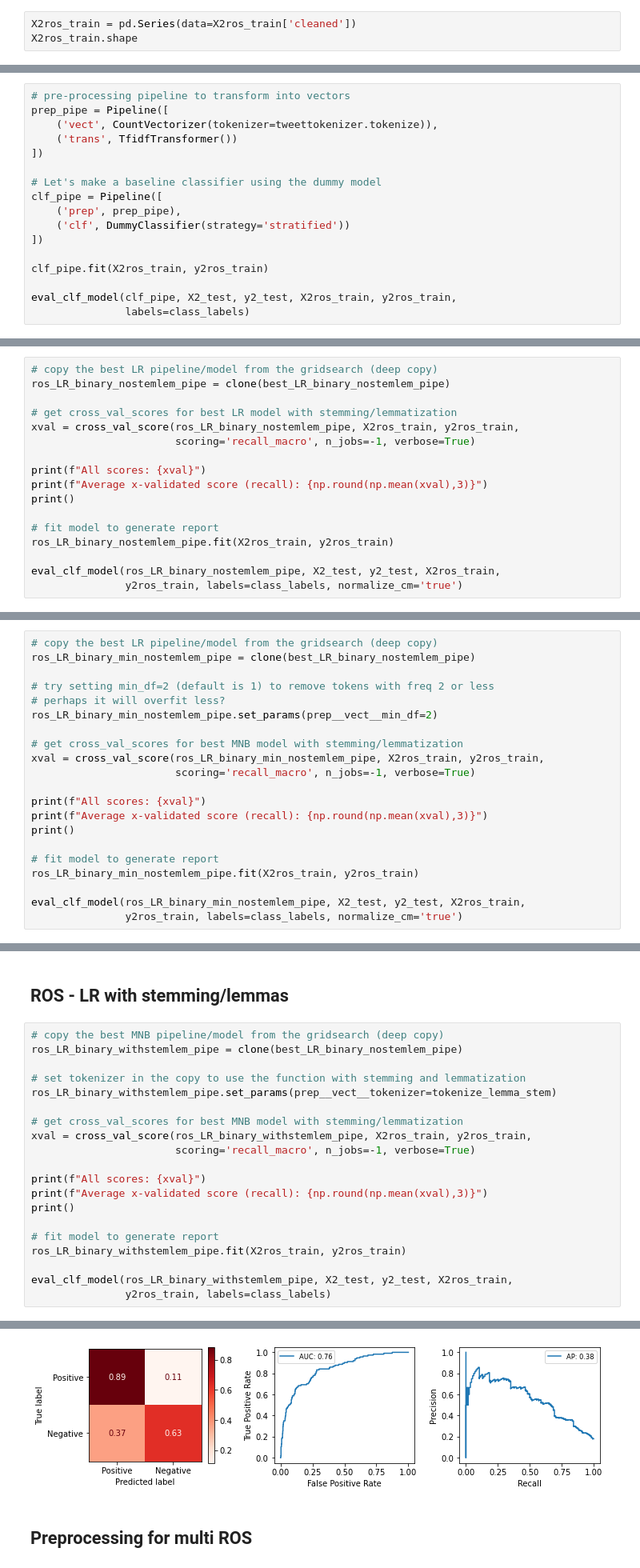
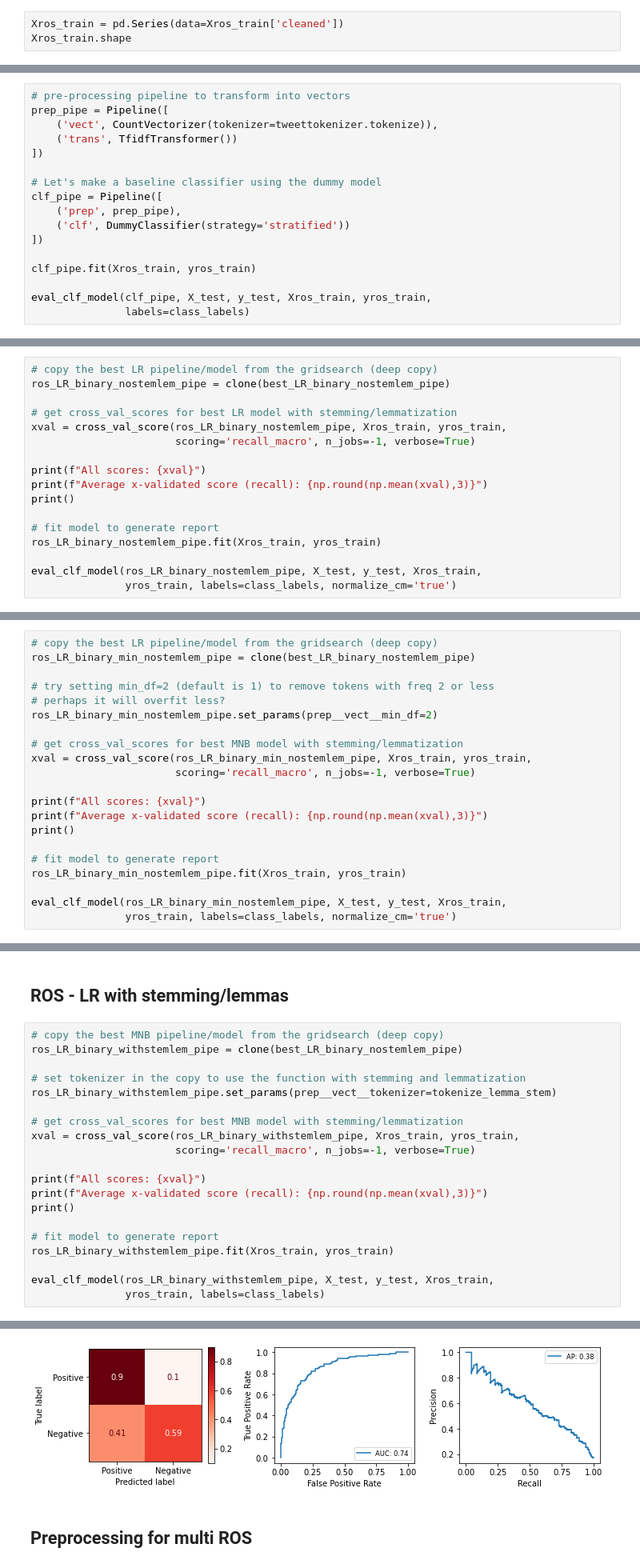
Before and after one commit to jess-miles/nlp-sentiment, a Jupyter notebook: primary.ipynb, the cells around one changed output, grey strips where cells are left out. Shown at 80% size. Cells and saved outputs as stored; diff of their text form.

```diff
--- a/primary.ipynb
+++ b/primary.ipynb
@@ -2541,8 +2580,8 @@ print(y2ros_train.shape)
 (4748, 1)
 (4748,)
 # %%
-X2ros_train = pd.Series(data=X2ros_train['cleaned'])
-X2ros_train.shape
+Xros_train = pd.Series(data=Xros_train['cleaned'])
+Xros_train.shape
 # %% [output]
 (4748,)
 # %% [markdown]
@@ -2560,9 +2599,9 @@ clf_pipe = Pipeline([
     ('clf', DummyClassifier(strategy='stratified'))
 ])
 
-clf_pipe.fit(X2ros_train, y2ros_train)
+clf_pipe.fit(Xros_train, yros_train)
 
-eval_clf_model(clf_pipe, X2_test, y2_test, X2ros_train, y2ros_train,
+eval_clf_model(clf_pipe, X_test, y_test, Xros_train, yros_train,
                labels=class_labels)
 # %% [output]
 ****************************** Training Data ******************************
@@ -2592,7 +2631,7 @@ I'm going to focus on Logistic Regression models, since they performed the best
 ros_LR_binary_nostemlem_pipe = clone(best_LR_binary_nostemlem_pipe)
 
 # get cross_val_scores for best LR model with stemming/lemmatization
-xval = cross_val_score(ros_LR_binary_nostemlem_pipe, X2ros_train, y2ros_train,
+xval = cross_val_score(ros_LR_binary_nostemlem_pipe, Xros_train, yros_train,
                        scoring='recall_macro', n_jobs=-1, verbose=True)
 
 print(f"All scores: {xval}")
@@ -2600,9 +2639,9 @@ print(f"Average x-validated score (recall): {np.round(np.mean(xval),3)}")
 print()
 
 # fit model to generate report
-ros_LR_binary_nostemlem_pipe.fit(X2ros_train, y2ros_train)
+ros_LR_binary_nostemlem_pipe.fit(Xros_train, yros_train)
 
-eval_clf_model(ros_LR_binary_nostemlem_pipe, X2_test, y2_test, X2ros_train,
-               y2ros_train, labels=class_labels, normalize_cm='true')
+eval_clf_model(ros_LR_binary_nostemlem_pipe, X_test, y_test, Xros_train,
+               yros_train, labels=class_labels, normalize_cm='true')
 # %% [output]
 [Parallel(n_jobs=-1)]: Using backend LokyBackend with 4 concurrent workers.
@@ -2640,7 +2683,7 @@ ros_LR_binary_min_nostemlem_pipe = clone(best_LR_binary_nostemlem_pipe)
 ros_LR_binary_min_nostemlem_pipe.set_params(prep__vect__min_df=2)
 
 # get cross_val_scores for best MNB model with stemming/lemmatization
-xval = cross_val_score(ros_LR_binary_min_nostemlem_pipe, X2ros_train, y2ros_train,
+xval = cross_val_score(ros_LR_binary_min_nostemlem_pipe, Xros_train, yros_train,
                        scoring='recall_macro', n_jobs=-1, verbose=True)
 
 print(f"All scores: {xval}")
@@ -2648,9 +2691,9 @@ print(f"Average x-validated score (recall): {np.round(np.mean(xval),3)}")
 print()
 
 # fit model to generate report
-ros_LR_binary_min_nostemlem_pipe.fit(X2ros_train, y2ros_train)
+ros_LR_binary_min_nostemlem_pipe.fit(Xros_train, yros_train)
 
-eval_clf_model(ros_LR_binary_min_nostemlem_pipe, X2_test, y2_test, X2ros_train,
-               y2ros_train, labels=class_labels, normalize_cm='true')
+eval_clf_model(ros_LR_binary_min_nostemlem_pipe, X_test, y_test, Xros_train,
+               yros_train, labels=class_labels, normalize_cm='true')
 # %% [output]
 [Parallel(n_jobs=-1)]: Using backend LokyBackend with 4 concurrent workers.
@@ -2685,7 +2728,7 @@ ros_LR_binary_withstemlem_pipe = clone(best_LR_binary_nostemlem_pipe)
 ros_LR_binary_withstemlem_pipe.set_params(prep__vect__tokenizer=tokenize_lemma_stem)
 
 # get cross_val_scores for best MNB model with stemming/lemmatization
-xval = cross_val_score(ros_LR_binary_withstemlem_pipe, X2ros_train, y2ros_train,
+xval = cross_val_score(ros_LR_binary_withstemlem_pipe, Xros_train, yros_train,
                        scoring='recall_macro', n_jobs=-1, verbose=True)
 
 print(f"All scores: {xval}")
@@ -2693,9 +2736,9 @@ print(f"Average x-validated score (recall): {np.round(np.mean(xval),3)}")
 print()
 
 # fit model to generate report
-ros_LR_binary_withstemlem_pipe.fit(X2ros_train, y2ros_train)
+ros_LR_binary_withstemlem_pipe.fit(Xros_train, yros_train)
 
-eval_clf_model(ros_LR_binary_withstemlem_pipe, X2_test, y2_test, X2ros_train,
-               y2ros_train, labels=class_labels)
+eval_clf_model(ros_LR_binary_withstemlem_pipe, X_test, y_test, Xros_train,
+               yros_train, labels=class_labels)
 # %% [output]
 [Parallel(n_jobs=-1)]: Using backend LokyBackend with 4 concurrent workers.
@@ -2718,5 +2761,5 @@ Train-Test Balanced Accuracy Diff = -0.20579999999999998
 
 ****************************** Graphs for Test ******************************
-[figure, old version]
+[figure, new version]
 # %% [markdown]
 ## Preprocessing for multi ROS
```
Also changed, not shown: parts of 114 cells of this notebook, 18 other files.
